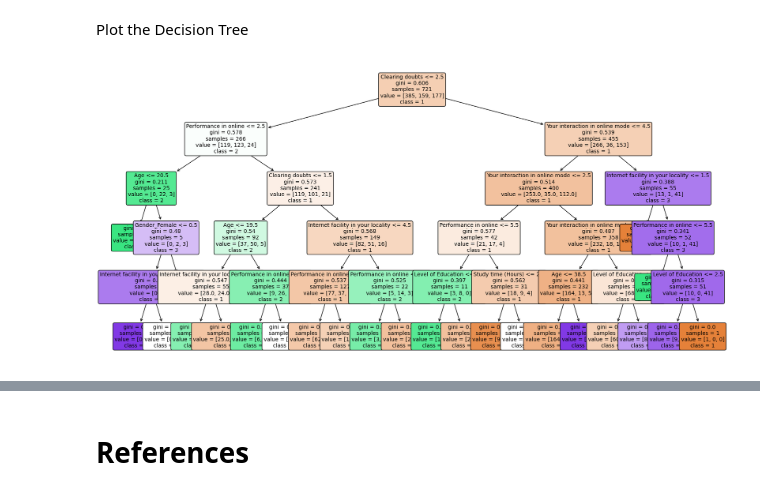
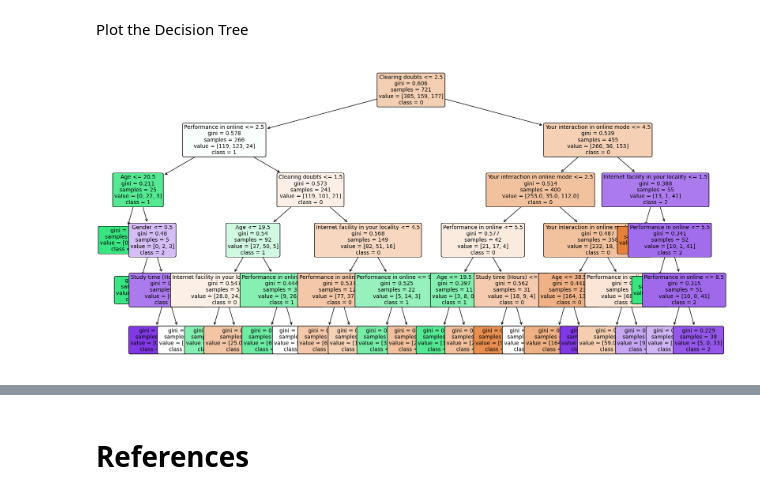
Before and after one commit to FroelichGiovana/CA1---Machine-Learning---Giovana-Froelich, a Jupyter notebook: CA1 - Giovana Froelich.ipynb, the cells around one changed output, grey strips where cells are left out. Cells and saved outputs as stored; diff of their text form; code cells hidden in the pictures.

```diff
--- a/CA1 - Giovana Froelich.ipynb
+++ b/CA1 - Giovana Froelich.ipynb
@@ -273 +281,3 @@ Now that I know my dataset, I will split two different datasets, one with the ta
+# %%
+df_1=df3
 # %% [markdown]
@@ -314,0 +285,25 @@ df4.head()
+# %%
+from sklearn.preprocessing import LabelEncoder
+enc = LabelEncoder()
+
+Gender = enc.fit_transform(df_1['Gender'])
+HomeLocation = enc.fit_transform(df_1['Home Location'])
+LevelofEducation= enc.fit_transform(df_1['Level of Education'])
+DevicetypeUsed = enc.fit_transform(df_1['Device type Used'])
+Economicstatus = enc.fit_transform(df_1['Economic status'])
+Monitoringfortheelderly = enc.fit_transform(df_1['Monitoring for the elderly'])
+SeparateroomforStudying = enc.fit_transform(df_1['Separate room for Studying'])
+GroupStudies=enc.fit_transform(df_1['Group Studies'])
+LearningMethod=enc.fit_transform(df_1['Learning Method'])
+LevelofSatisfaction=enc.fit_transform(df_1['Level of Satisfaction'])
+
+df_1['Home Location'] = HomeLocation
+df_1['Level of Education'] = LevelofEducation
+df_1['Device type Used'] = DevicetypeUsed
+df_1['Economic status'] = Economicstatus
+df_1['Monitoring for the elderly'] = Monitoringfortheelderly
+df_1['Separate room for Studying'] = SeparateroomforStudying
+df_1['Group Studies'] = GroupStudies
+df_1['Learning Method']= LearningMethod
+df_1['Level of Satisfaction']= LevelofSatisfaction
+df_1['Gender'] = Gender
@@ -345,3 +349,3 @@ df4.corr().style.background_gradient(cmap="Blues")
 # %%
-df4=df4.drop(columns=['Economic status','Home Location','Device type Used','Do elderly people monitor you?','Have separate room for studying?','Interested in?'])
+df_1=df_1.drop(columns=['Home Location','Level of Education','Device type Used','Economic status','Monitoring for the elderly','Separate room for Studying','Learning Method'])
 # %%
@@ -356,6 +371,6 @@ df4.head()
 # %%
-X = df4.drop(['Level of Satisfaction'], axis=1)
-y = df4['Level of Satisfaction']
+X = df_1.drop(['Level of Satisfaction'], axis=1)
+y = df_1['Level of Satisfaction']
 # %%
 X_train, X_test, y_train, y_test =train_test_split(X, y, test_size = 0.3,  random_state = 1) # 70% training and 30% test
 # %%
@@ -466,7 +463,7 @@ weighted avg       0.63      0.61      0.58       309
 Plot the Decision Tree
 # %%
 plt.figure(figsize=(20, 10))
-plot_tree(dt_classifier, filled=True, feature_names=X.columns.tolist(), class_names=df4['Level of Satisfaction'].unique().astype(str).tolist(), rounded=True, fontsize=10)
+plot_tree(dt_classifier, filled=True, feature_names=X.columns.tolist(), class_names=df_1['Level of Satisfaction'].unique().astype(str).tolist(), rounded=True, fontsize=10)
 plt.show()
 # %% [output]
-[figure, old version]
+[figure, new version]
```
Also changed, not shown: parts of 32 cells of this notebook.
